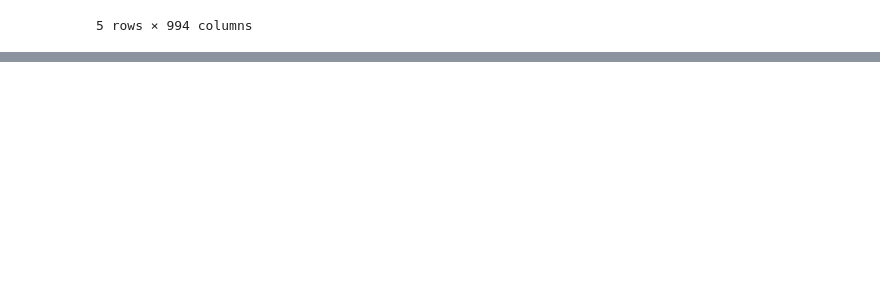
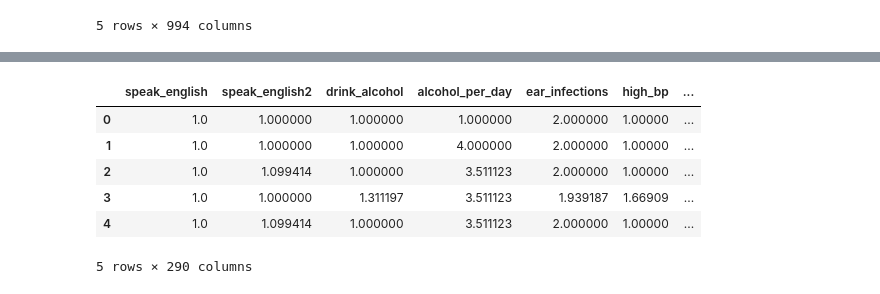
Before and after one commit to katharinebloeser/Assignment-Week-1, a Jupyter notebook: Project_4_Data_Cleaning.ipynb, the cells around one changed output, grey strips where cells are left out. Cells and saved outputs as stored; diff of their text form; code cells hidden in the pictures; blank space fills up the shorter version.

```diff
--- a/Project_4_Data_Cleaning.ipynb
+++ b/Project_4_Data_Cleaning.ipynb
@@ -503,0 +503,10 @@ final_df_rn.head()
+# %%
+final_df_rn.head()
+# %% [output]
+|  | speak_english | speak_english2 | drink_alcohol | alcohol_per_day | ear_infections | high_bp | ... |
+| 0 | 1.0 | 1.000000 | 1.000000 | 1.000000 | 2.000000 | 1.00000 | ... |
+| 1 | 1.0 | 1.000000 | 1.000000 | 4.000000 | 2.000000 | 1.00000 | ... |
+| 2 | 1.0 | 1.099414 | 1.000000 | 3.511123 | 2.000000 | 1.00000 | ... |
+| 3 | 1.0 | 1.000000 | 1.311197 | 3.511123 | 1.939187 | 1.66909 | ... |
+| 4 | 1.0 | 1.099414 | 1.000000 | 3.511123 | 2.000000 | 1.00000 | ... |
+5 rows × 290 columns
```
Also changed, not shown: parts of 6 cells of this notebook.
